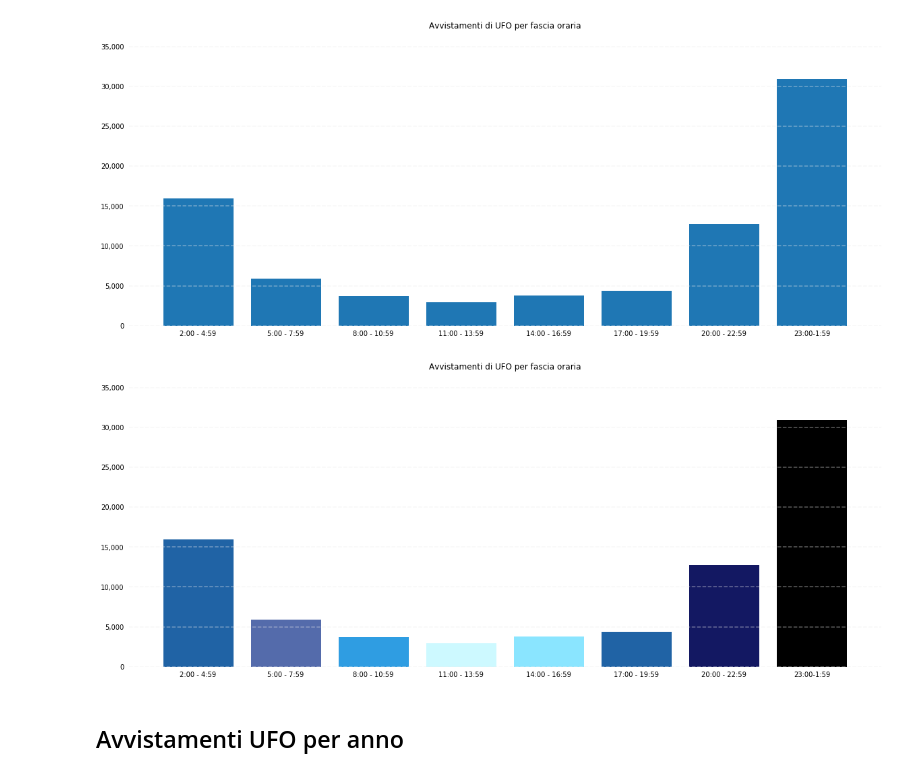
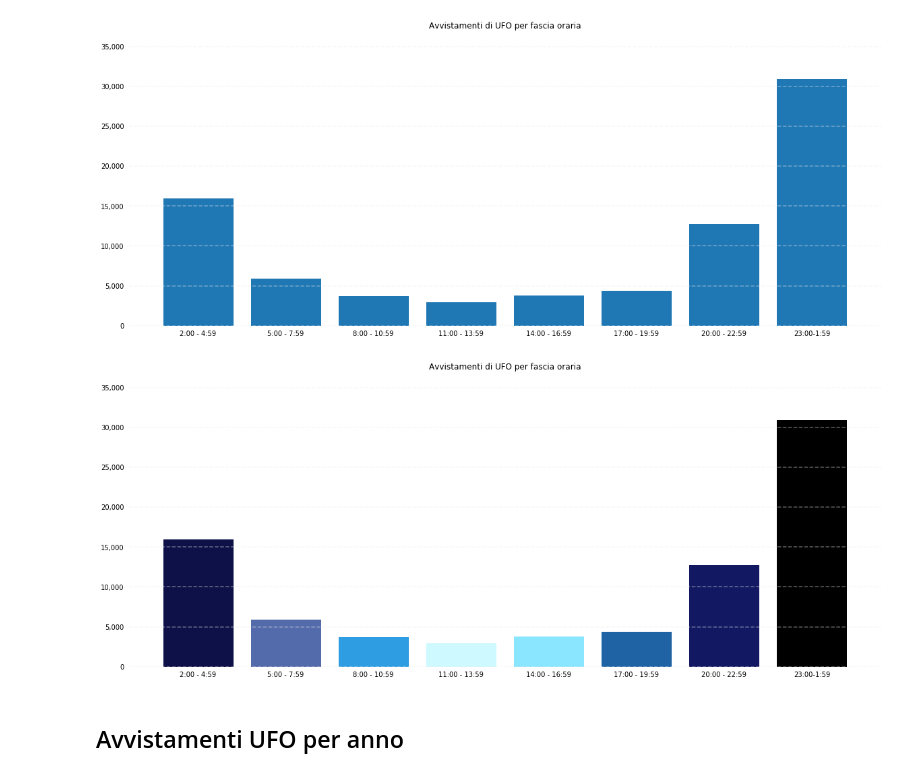
Before and after one commit to mrkct/scivis-progetto, a Jupyter notebook: ufo.ipynb, the cells around one changed output. Saved outputs shown, nothing was run; the diff lists cells and outputs as text; code cells hidden in the pictures.

```diff
--- a/ufo.ipynb
+++ b/ufo.ipynb
@@ -87,42 +87,43 @@ aggiungi un elemento extra alle label alla fine
 
 fig, ax = plt.subplots(figsize=FIGURE_SIZE)
 # Da [2:00, 4:59] a gruppi di 3 ore fino a [23:00, 1:59]
+# (32,99,165)
 gradients = [
-    (32,99,165), (84, 107, 171), (47,157,226), (205,249,255),
+    (14, 17, 71), (84, 107, 171), (47,157,226), (205,249,255),
     (138,229,255), (32,99,165), (19, 24, 98), (0, 0, 0)
 ]
 gradients = [(r/255, g/255, b/255, 1.0) for (r, g, b) in gradients]
 
 bars = plt.bar(grouped_hours_counts.index, grouped_hours_counts.values, color=gradients)
 
 for spine in ['left', 'right', 'top', 'bottom']:
     ax.spines[spine].set_visible(False)
 
 ax.set_title(TITLE)
 ax.set_xticklabels(LABELS)
 
 # Draw vertical axis lines
 vals = ax.get_yticks()
 for tick in vals:
     ax.axhline(y=tick, linestyle='dashed', alpha=0.4, color='#eeeeee', zorder=1)
 
 ax.tick_params(
     axis="both",
     which="both",
     bottom=False,
     top=False,
     labelbottom=True,
     left=False,
     right=False,
     labelleft=True
 )
 
 ax.yaxis.set_major_formatter(StrMethodFormatter('{x:,g}'))
 
 plt.savefig(f'{OUT_FOLDER}/AvvistamentiOraDelGiorno/ConColori.png')
 plt.show()
 # %% [output]
-[figure, old version]
+[figure, new version]
 # %% [markdown]
 ## Avvistamenti UFO per anno
 # %%
```
Also changed, not shown: parts of 1 cell of this notebook, 1 other file.
